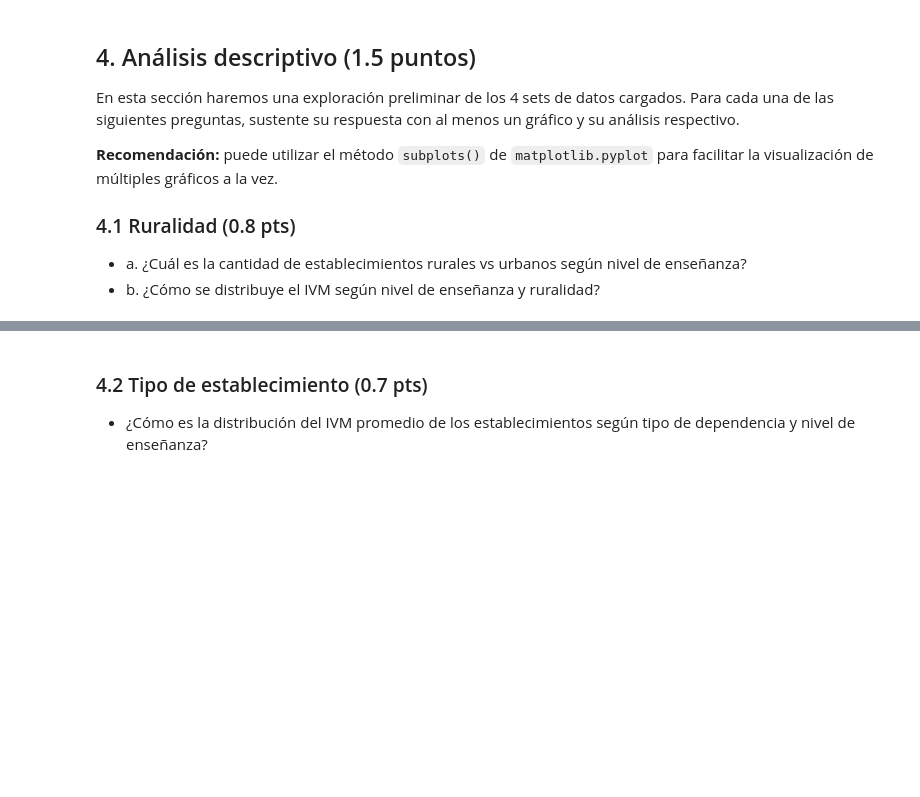
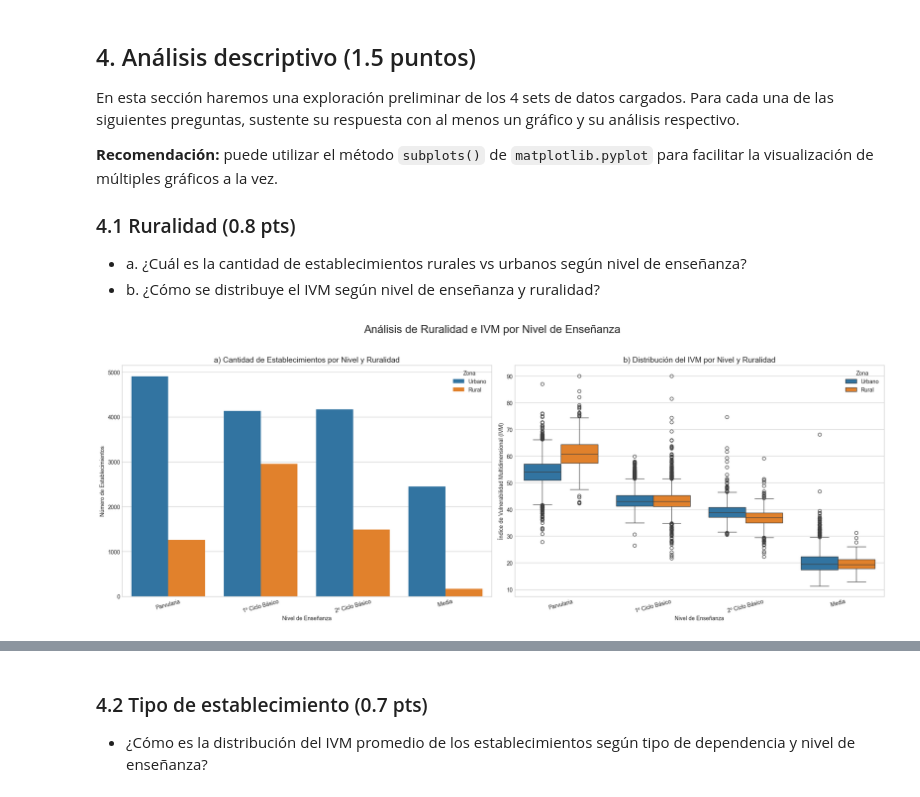
Before and after one commit to GadzuGB1991/IMT2200-Gaspar-Yanez, a Jupyter notebook: Tareas/Tarea 03/IMT2200-25s2 - Tarea 03.ipynb, the cells around one changed output, grey strips where cells are left out. Saved outputs shown, nothing was run; the diff lists cells and outputs as text; code cells hidden in the pictures; blank space fills up the shorter version.

```diff
--- a/Tareas/Tarea 03/IMT2200-25s2 - Tarea 03.ipynb
+++ b/Tareas/Tarea 03/IMT2200-25s2 - Tarea 03.ipynb
@@ -260,2 +301,36 @@ En esta sección haremos una exploración preliminar de los 4 sets de datos carg
+# %%
+df_parv['NIVEL'] = 'Parvularia'
+df_basica1['NIVEL'] = '1º Ciclo Básico'
+df_basica2['NIVEL'] = '2º Ciclo Básico'
+df_media['NIVEL'] = 'Media'
+
+df_completo = pd.concat([df_parv, df_basica1, df_basica2, df_media])
+
+fig, axes = plt.subplots(nrows=1, ncols=2, figsize=(20, 8))
+fig.suptitle('Análisis de Ruralidad e IVM por Nivel de Enseñanza', fontsize=20)
+
+# Grafico A
+sns.countplot(data=df_completo, x='NIVEL', hue='DS_RURALIDAD', ax=axes[0], order=['Parvularia', '1º Ciclo Básico', '2º Ciclo Básico', 'Media'])
+axes[0].set_title('a) Cantidad de Establecimientos por Nivel y Ruralidad', fontsize=14)
+axes[0].set_xlabel('Nivel de Enseñanza')
+axes[0].set_ylabel('Número de Establecimientos')
+axes[0].tick_params(axis='x', rotation=15)
+axes[0].legend(title='Zona')
+
+df_completo['IVM_numeric'] = pd.to_numeric(df_completo['IVM Establecimiento'], errors='coerce')
+
+# Grafico B
+sns.boxplot(data=df_completo, x='NIVEL', y='IVM_numeric', hue='DS_RURALIDAD', ax=axes[1], order=['Parvularia', '1º Ciclo Básico', '2º Ciclo Básico', 'Media'])
+axes[1].set_title('b) Distribución del IVM por Nivel y Ruralidad', fontsize=14)
+axes[1].set_xlabel('Nivel de Enseñanza')
+axes[1].set_ylabel('Índice de Vulnerabilidad Multidimensional (IVM)')
+axes[1].tick_params(axis='x', rotation=15)
+axes[1].legend(title='Zona')
+
+
+plt.tight_layout(rect=[0, 0.03, 1, 0.95])
+plt.show()
+# %% [output]
+[figure, added]
 # %% [markdown]
 Respuesta y comentarios:
```
Also changed, not shown: parts of 25 cells of this notebook.
